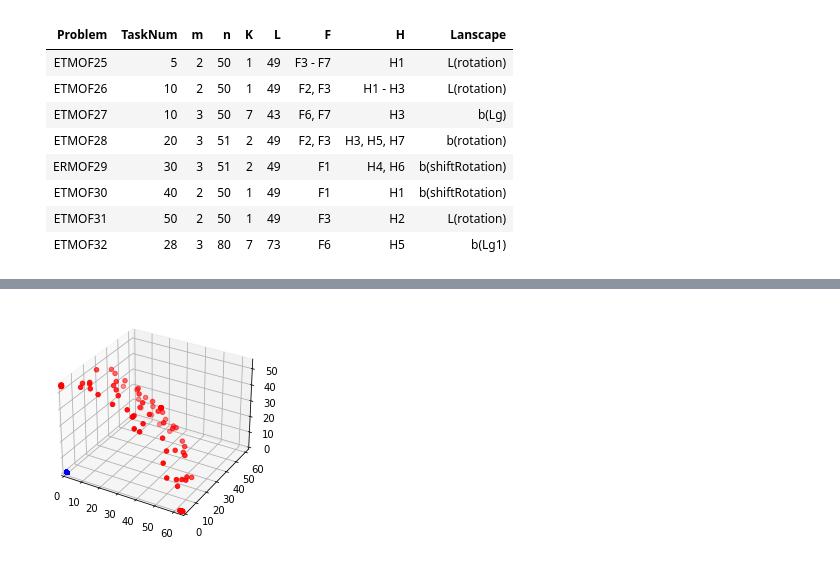
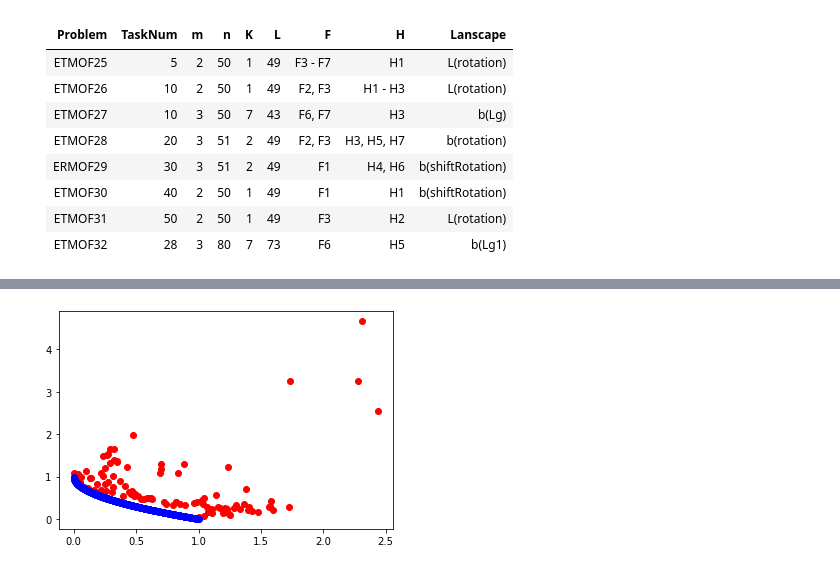
Before and after one commit to BjChacha/CEC2021, a Jupyter notebook: PF.ipynb, the cells around one changed output, grey strips where cells are left out. Saved outputs shown, nothing was run; the diff lists cells and outputs as text; code cells hidden in the pictures.

```diff
--- a/PF.ipynb
+++ b/PF.ipynb
@@ -219,18 +273,9 @@ for problem in ['ETMOF25']:
-# %%
-# final PF
-pfs = np.loadtxt(BASE_PATH.format(ALGO, OBJECTIVE, NO_PROBLEM, TASK, VARIABLES, FINAL), dtype=np.float64)
-true_pf = np.loadtxt(PF_PATH.format(PF_TYPES[H-1], OBJECTIVE))
-
-if OBJECTIVE == 2:
-    plt.scatter(pfs[:,0], pfs[:,1], c='#FF0000')
-    plt.scatter(true_pf[:,0], true_pf[:,1], c='0000FF')
-elif OBJECTIVE == 3:
-    fig = plt.figure()
-    ax = plt.axes(projection='3d')
-    ax.scatter(pfs[:,0], pfs[:,1], pfs[:,2], c='#FF0000')
-    ax.scatter(true_pf[:,0], true_pf[:,1], true_pf[:,2], s=5, c='#0000FF')
-    fig.gca().set_xlim([0, max(np.max(pfs[:,0]), np.max(true_pf[:,0]))])
-    fig.gca().set_ylim([0, max(np.max(pfs[:,1]), np.max(true_pf[:,1]))])
-    fig.gca().set_zlim([0, max(np.max(pfs[:,2]), np.max(true_pf[:,2]))])
-# %% [output]
-[figure, removed]
+# %%
+for problem in ['ETMOF25']:
+    for algo in [0]:
+        for task in [1]:
+            if task > problemset_profiles[problem]['TaskNum']:
+                break
+            pf_final(algo, problemset_profiles[problem], task, True)
+# %% [output]
+[figure, added]
```
Also changed, not shown: parts of 2 cells of this notebook.
